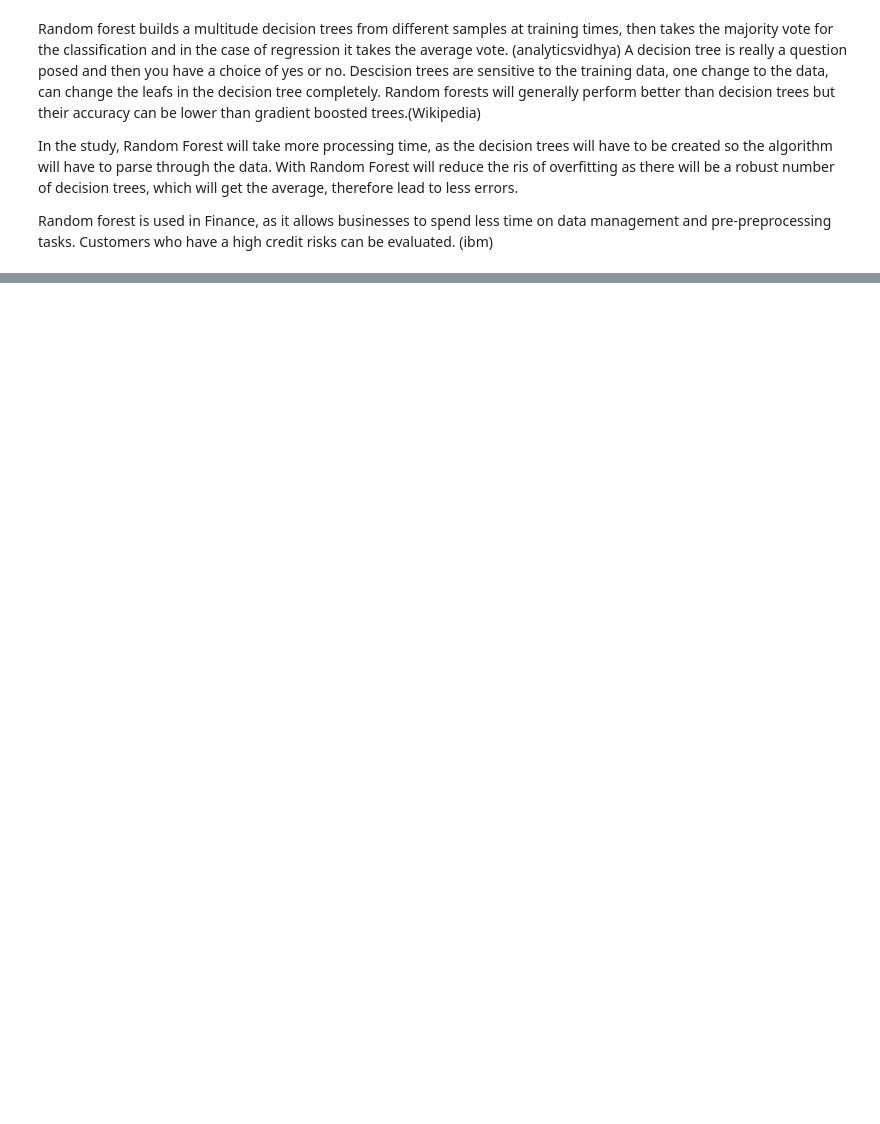
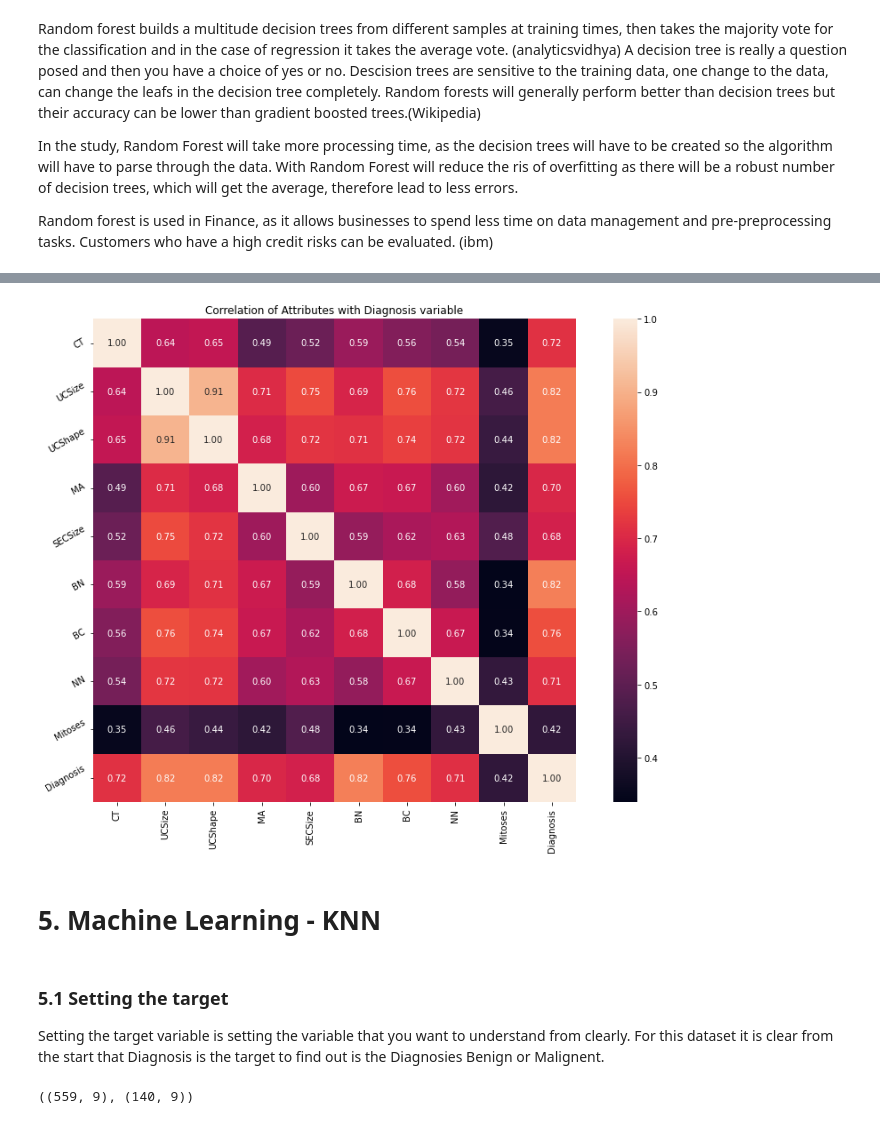
Before and after one commit to G00232918/PfDA_assignment2, a Jupyter notebook: Project2.ipynb, the cells around one changed output, grey strips where cells are left out. Drawn from its saved outputs; the diff is of its cells as text; code cells hidden in the pictures; blank space fills up the shorter version.

```diff
--- a/Project2.ipynb
+++ b/Project2.ipynb
@@ -188,0 +261,21 @@ Random forest is used in Finance, as it allows businesses to spend less time on
+# %%
+# Visualise the data on a heatmap
+
+# set the size of the heatmap
+plt.figure(figsize=(15,10))
+# title of the heatmap
+plt.title('Correlation of Attributes with Diagnosis variable')
+# call the correlation, set value to True, set the rectangles. font and linecolour
+a = sns.heatmap(corr, square=True, annot=True, fmt='.2f', linecolor='white')
+# labels set for the axises
+a.set_xticklabels(a.get_xticklabels(), rotation=90)
+a.set_yticklabels(a.get_yticklabels(), rotation=30)
+# show the heatmap
+plt.show()
+# %% [output]
+[figure, added]
+# %% [markdown]
+# 5. Machine Learning - KNN
+# %% [markdown]
+### 5.1 Setting the target
+Setting the target variable is setting the variable that you want to understand from clearly. For this dataset it is clear from the start that Diagnosis is the target to find out is the Diagnosies Benign or Malignent.
@@ -188,0 +292,4 @@ Random forest is used in Finance, as it allows businesses to spend less time on
+# %%
+x_train.shape, x_test.shape
+# %% [output]
+((559, 9), (140, 9))
```
Also changed, not shown: parts of 20 cells of this notebook, 1 other file.
